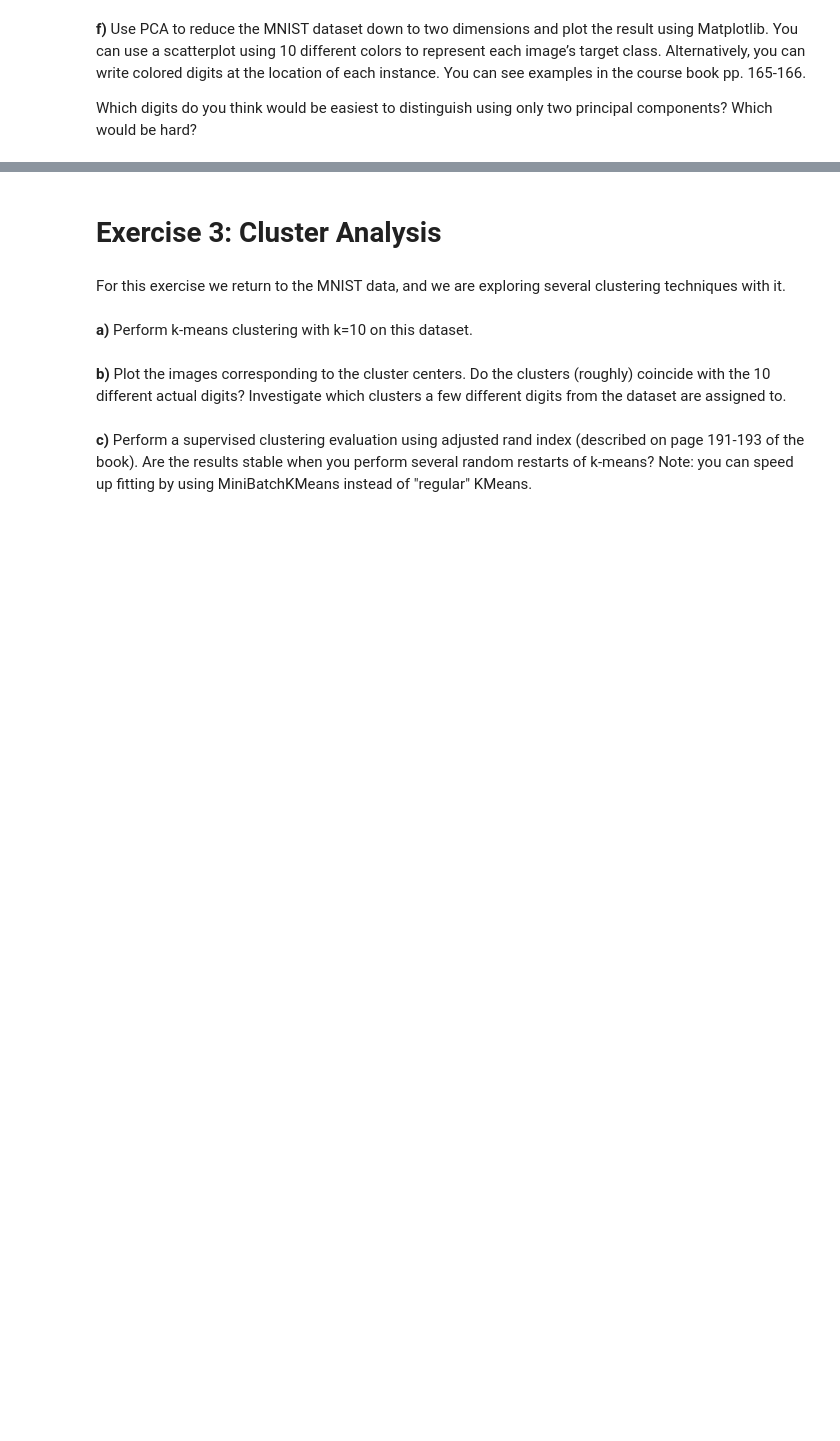
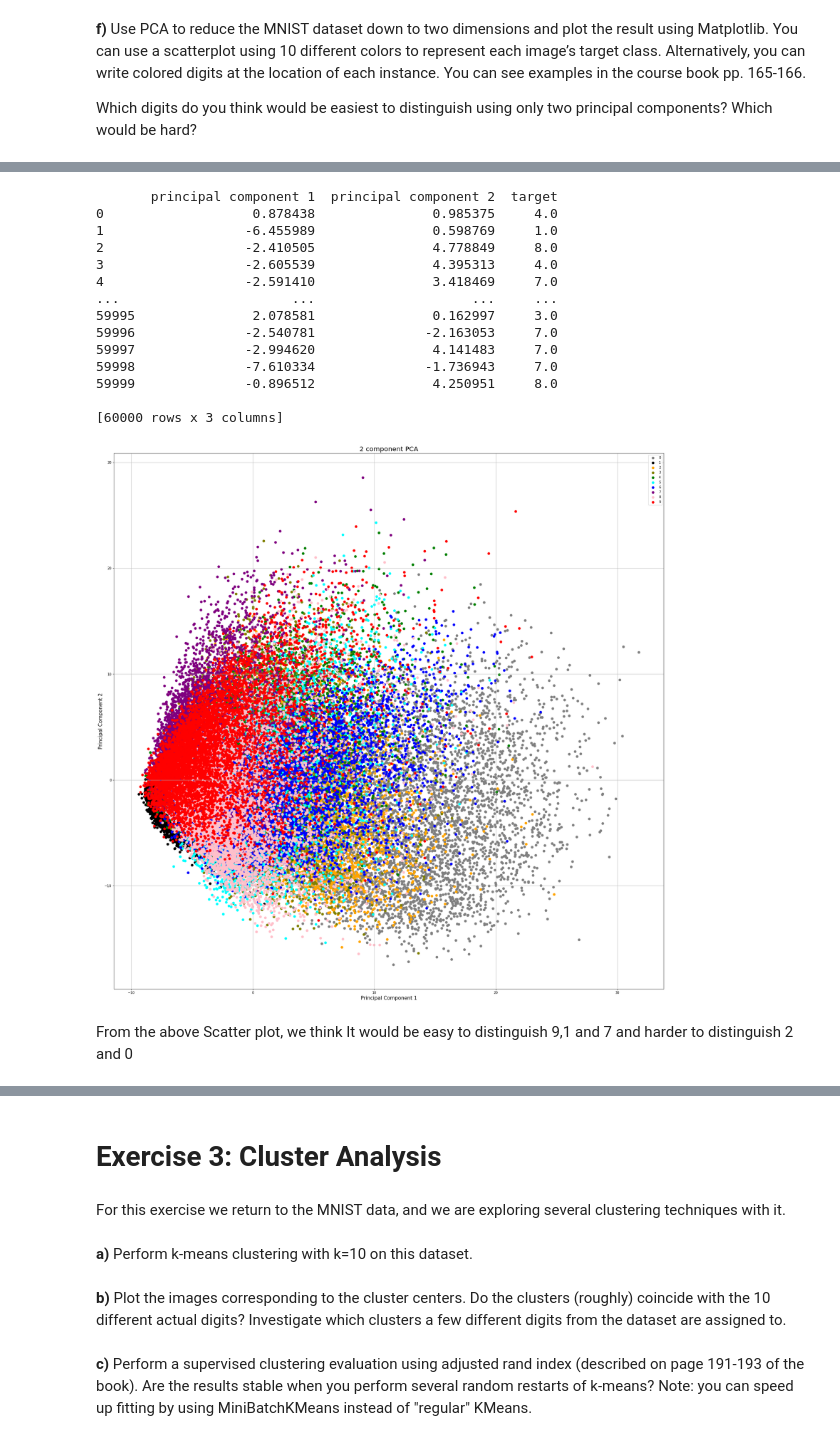
Before and after one commit to machine-learning6/machine-learning, a Jupyter notebook: Assignment_3.ipynb, the cells around one changed output, grey strips where cells are left out. Drawn from its saved outputs; the diff is of its cells as text; code cells hidden in the pictures; blank space fills up the shorter version.

```diff
--- a/Assignment_3.ipynb
+++ b/Assignment_3.ipynb
@@ -612,0 +723,40 @@ print("Best cross-validation score: {}".format(grid_search.best_score_))
+# %%
+principalDf = pd.DataFrame(data = X_train_pca
+             , columns = ['principal component 1', 'principal component 2'])
+finalDf = pd.concat([principalDf, pd.DataFrame(data = y_train,columns = ['target'])], axis = 1)
+print(finalDf)
+
+
+fig = plt.figure(figsize = (30,30))
+ax = fig.add_subplot(1,1,1)
+ax.set_xlabel('Principal Component 1', fontsize = 15)
+ax.set_ylabel('Principal Component 2', fontsize = 15)
+ax.set_title('2 component PCA', fontsize = 20)
+targets = [0,1,2,3,4,5,6,7,8,9]
+colors = ['gray', 'black', 'orange','olive','green','cyan','blue','purple','pink','red']
+for target, color in zip(targets,colors):
+    indicesToKeep = finalDf['target'] == target
+    ax.scatter(finalDf.loc[indicesToKeep, 'principal component 1']
+               , finalDf.loc[indicesToKeep, 'principal component 2']
+               , c = color
+               , s = 50)
+ax.legend(targets)
+ax.grid()
+# %% [output]
+       principal component 1  principal component 2  target
+0                   0.878438               0.985375     4.0
+1                  -6.455989               0.598769     1.0
+2                  -2.410505               4.778849     8.0
+3                  -2.605539               4.395313     4.0
+4                  -2.591410               3.418469     7.0
+...                      ...                    ...     ...
+59995               2.078581               0.162997     3.0
+59996              -2.540781              -2.163053     7.0
+59997              -2.994620               4.141483     7.0
+59998              -7.610334              -1.736943     7.0
+59999              -0.896512               4.250951     8.0
+
+[60000 rows x 3 columns]
+[figure, added]
+# %% [markdown]
+From the above Scatter plot, we think It would be easy to distinguish 9,1 and 7 and harder to distinguish 2 and 0
```
Also changed, not shown: parts of 15 cells of this notebook.
